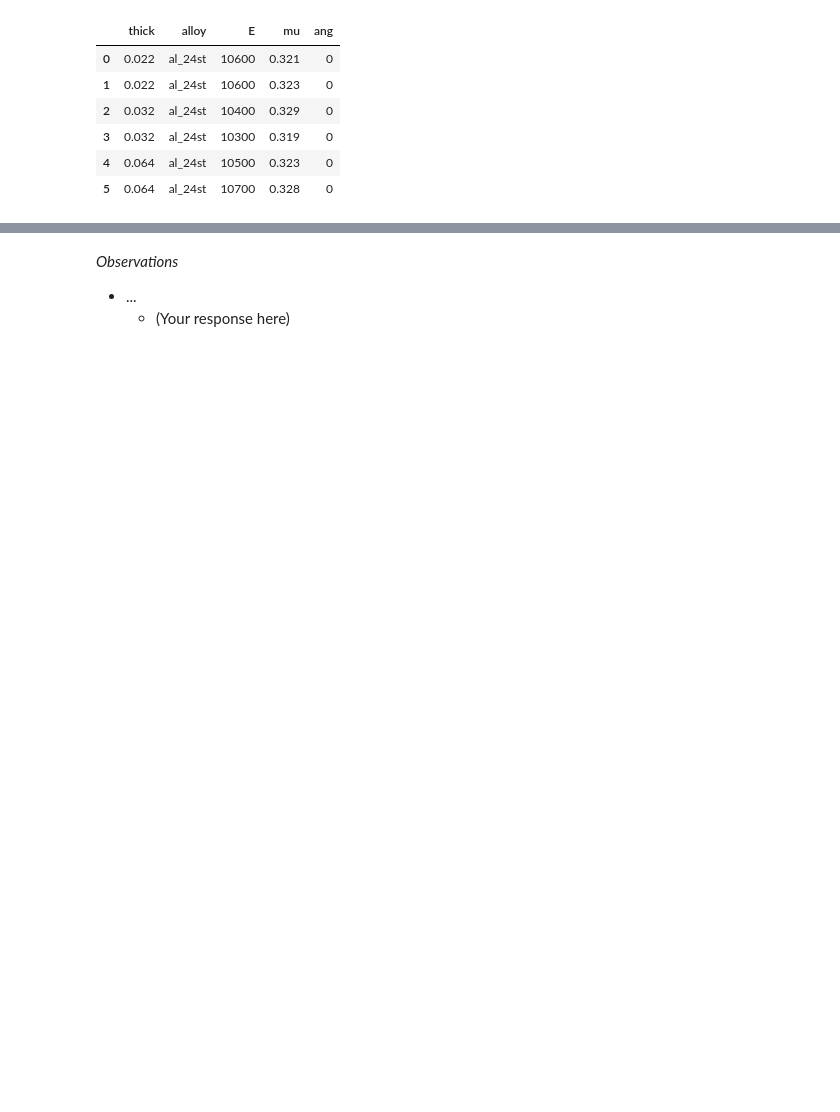
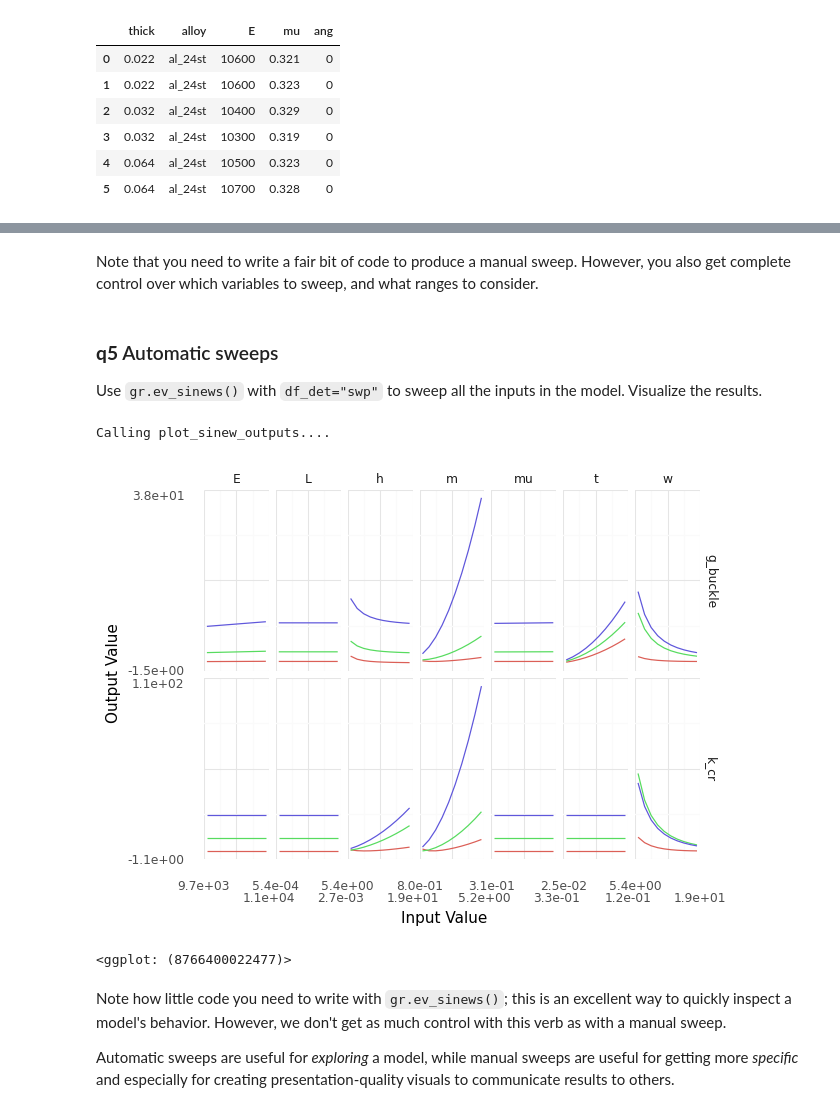
Before and after one commit to zdelrosario/evc-course, a Jupyter notebook: exercises/e-grama03-eval-master.ipynb, the cells around one changed output, grey strips where cells are left out. Drawn from its saved outputs; the diff is of its cells as text; code cells hidden in the pictures; blank space fills up the shorter version.

```diff
--- a/exercises/e-grama03-eval-master.ipynb
+++ b/exercises/e-grama03-eval-master.ipynb
@@ -147,9 +170,24 @@ df_stang.head(6)
 # %% [markdown]
-*Observations*
-
-<!-- task-begin -->
-- ...
-  - (Your response here)
-<!-- task-end -->
+Note that you need to write a fair bit of code to produce a manual sweep. However, you also get complete control over which variables to sweep, and what ranges to consider.
+# %% [markdown]
+### __q5__ Automatic sweeps
+
+Use `gr.ev_sinews()` with `df_det="swp"` to sweep all the inputs in the model. Visualize the results.
+# %%
+(
+    md_plate
+# solution-begin
+    >> gr.ev_sinews(df_det="swp")
+    >> gr.pt_auto()
+# solution-end
+)
+# %% [output]
+Calling plot_sinew_outputs....
+[figure, added]
+<ggplot: (8766400022477)>
+# %% [markdown]
+Note how little code you need to write with `gr.ev_sinews()`; this is an excellent way to quickly inspect a model's behavior. However, we don't get as much control with this verb as with a manual sweep.
+
+Automatic sweeps are useful for *exploring* a model, while manual sweeps are useful for getting more *specific* and especially for creating presentation-quality visuals to communicate results to others.
 # %% [markdown]
 ## Random Sampling
```
Also changed, not shown: parts of 39 cells of this notebook.
